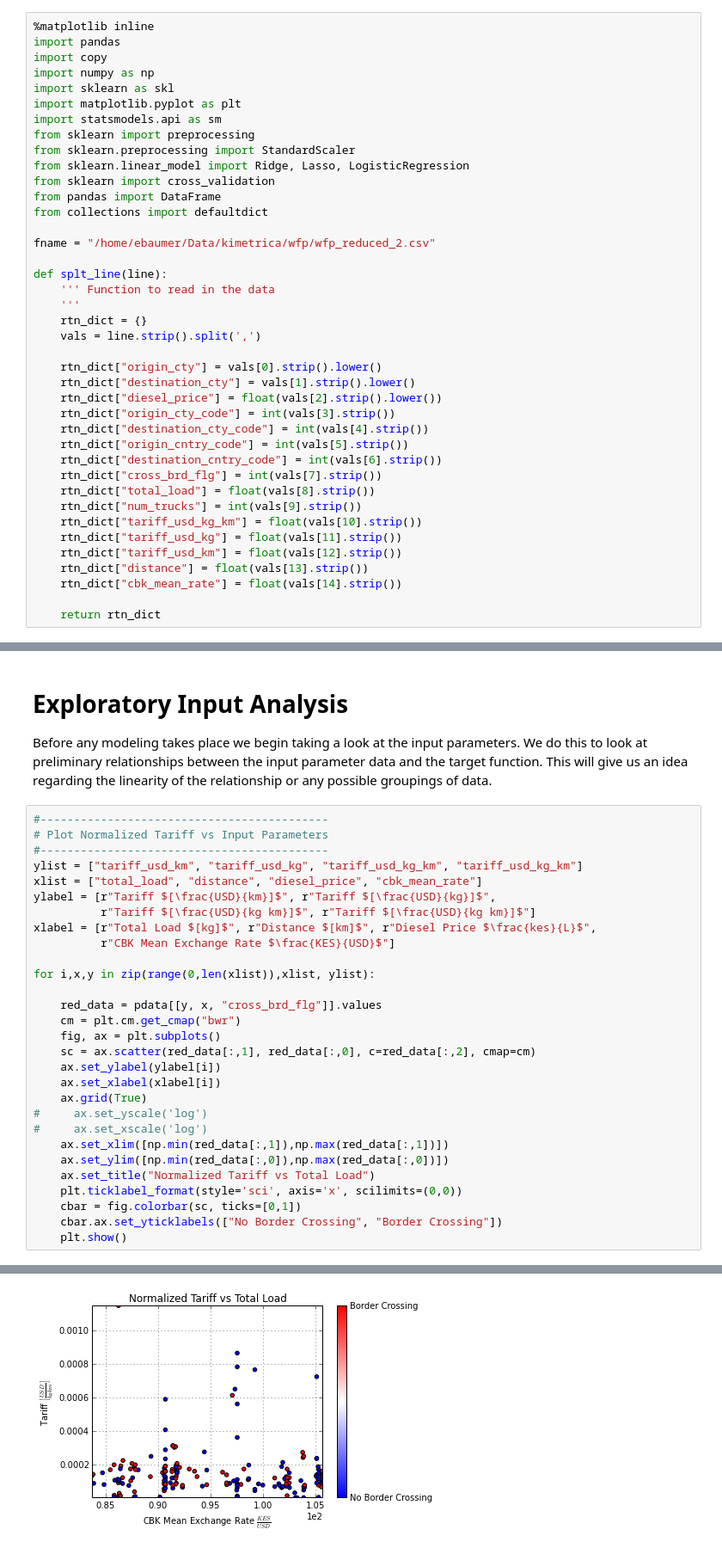
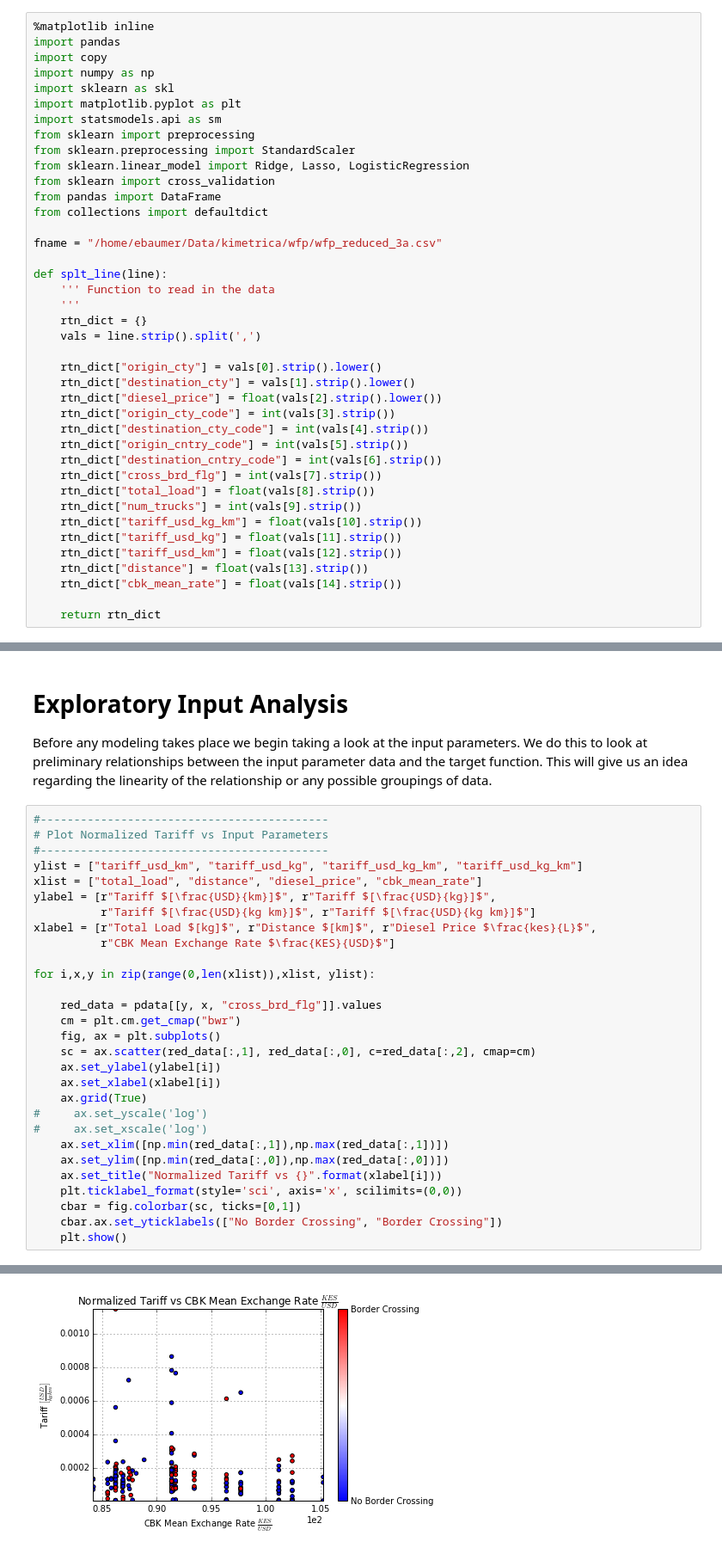
Before and after one commit to kimetrica/wfp_transport_model, a Jupyter notebook: transport_model.ipynb, the cells around one changed output, grey strips where cells are left out. Shown at 86% size. Drawn from its saved outputs; the diff is of its cells as text.

```diff
--- a/transport_model.ipynb
+++ b/transport_model.ipynb
@@ -17,7 +17,7 @@ from sklearn import cross_validation
 from pandas import DataFrame
 from collections import defaultdict
 
-fname = "/home/ebaumer/Data/kimetrica/wfp/wfp_reduced_2.csv"
+fname = "/home/ebaumer/Data/kimetrica/wfp/wfp_reduced_3a.csv"
 
 def splt_line(line):
     ''' Function to read in the data
@@ -84,7 +84,7 @@ for i,x,y in zip(range(0,len(xlist)),xlist, ylist):
 #     ax.set_xscale('log')
     ax.set_xlim([np.min(red_data[:,1]),np.max(red_data[:,1])])
     ax.set_ylim([np.min(red_data[:,0]),np.max(red_data[:,0])])
-    ax.set_title("Normalized Tariff vs Total Load")
+    ax.set_title("Normalized Tariff vs {}".format(xlabel[i]))
     plt.ticklabel_format(style='sci', axis='x', scilimits=(0,0))
     cbar = fig.colorbar(sc, ticks=[0,1])
     cbar.ax.set_yticklabels(["No Border Crossing", "Border Crossing"])
@@ -96,4 +96,4 @@ for i,x,y in zip(range(0,len(xlist)),xlist, ylist):
-[figure, old version]
+[figure, new version]
 # %% [markdown]
 The key input parameters are believed to be distance and load. When the tariff is compared against one it is normalized by the other. For example, if the tariff is compared to distance then it is normalized by load. This is an attempt to isolate the relationships.
 
```
Also changed, not shown: parts of 10 cells of this notebook.
